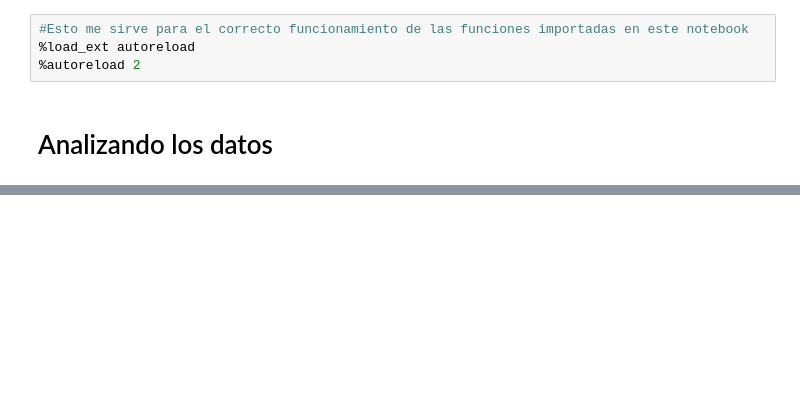
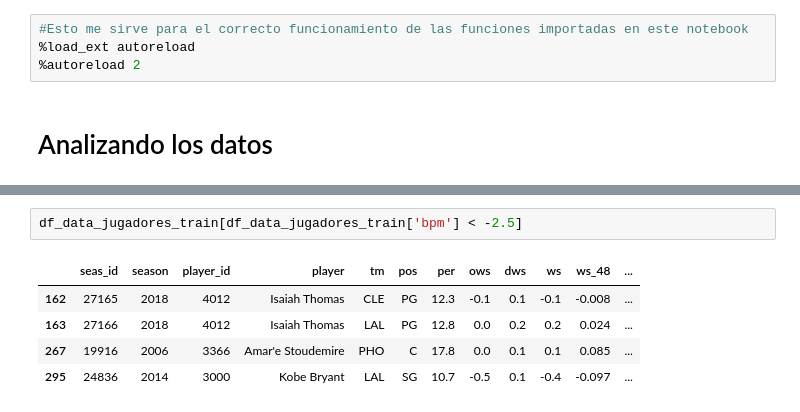
Before and after one commit to Gerardo1909/proyecto_nba_mvp, a Jupyter notebook: notebooks/2_analisis_exploratorio.ipynb, the cells around one changed output, grey strips where cells are left out. Drawn from its saved outputs; the diff is of its cells as text; blank space fills up the shorter version.

```diff
--- a/notebooks/2_analisis_exploratorio.ipynb
+++ b/notebooks/2_analisis_exploratorio.ipynb
@@ -62,0 +82,8 @@ correlated_features = corr_matrix["mvp_share"].sort_values(ascending=False).inde
+# %%
+df_data_jugadores_train[df_data_jugadores_train['bpm'] < -2.5]
+# %% [output]
+|  | seas_id | season | player_id | player | tm | pos | per | ows | dws | ws | ws_48 | ... |
+| 162 | 27165 | 2018 | 4012 | Isaiah Thomas | CLE | PG | 12.3 | -0.1 | 0.1 | -0.1 | -0.008 | ... |
+| 163 | 27166 | 2018 | 4012 | Isaiah Thomas | LAL | PG | 12.8 | 0.0 | 0.2 | 0.2 | 0.024 | ... |
+| 267 | 19916 | 2006 | 3366 | Amar'e Stoudemire | PHO | C | 17.8 | 0.0 | 0.1 | 0.1 | 0.085 | ... |
+| 295 | 24836 | 2014 | 3000 | Kobe Bryant | LAL | SG | 10.7 | -0.5 | 0.1 | -0.4 | -0.097 | ... |
```
Also changed, not shown: parts of 32 cells of this notebook, 9 other files.
